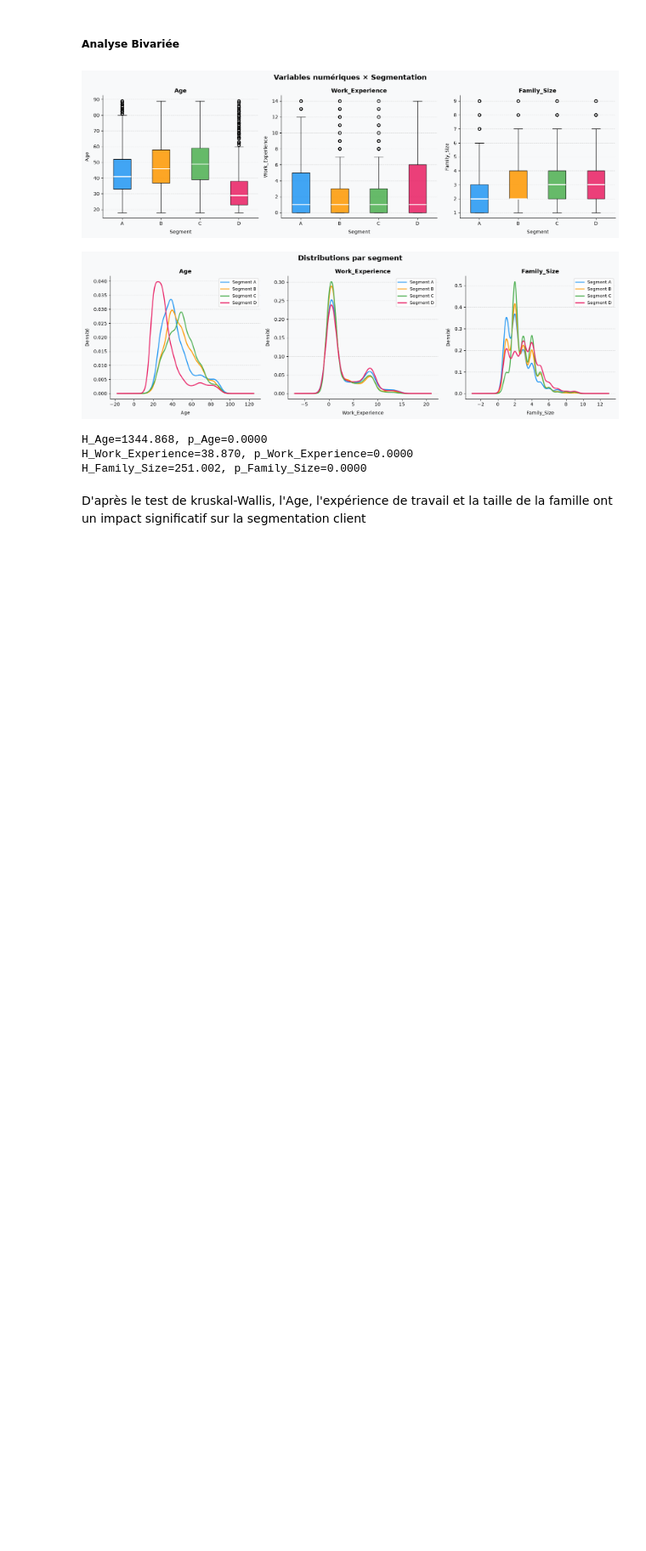
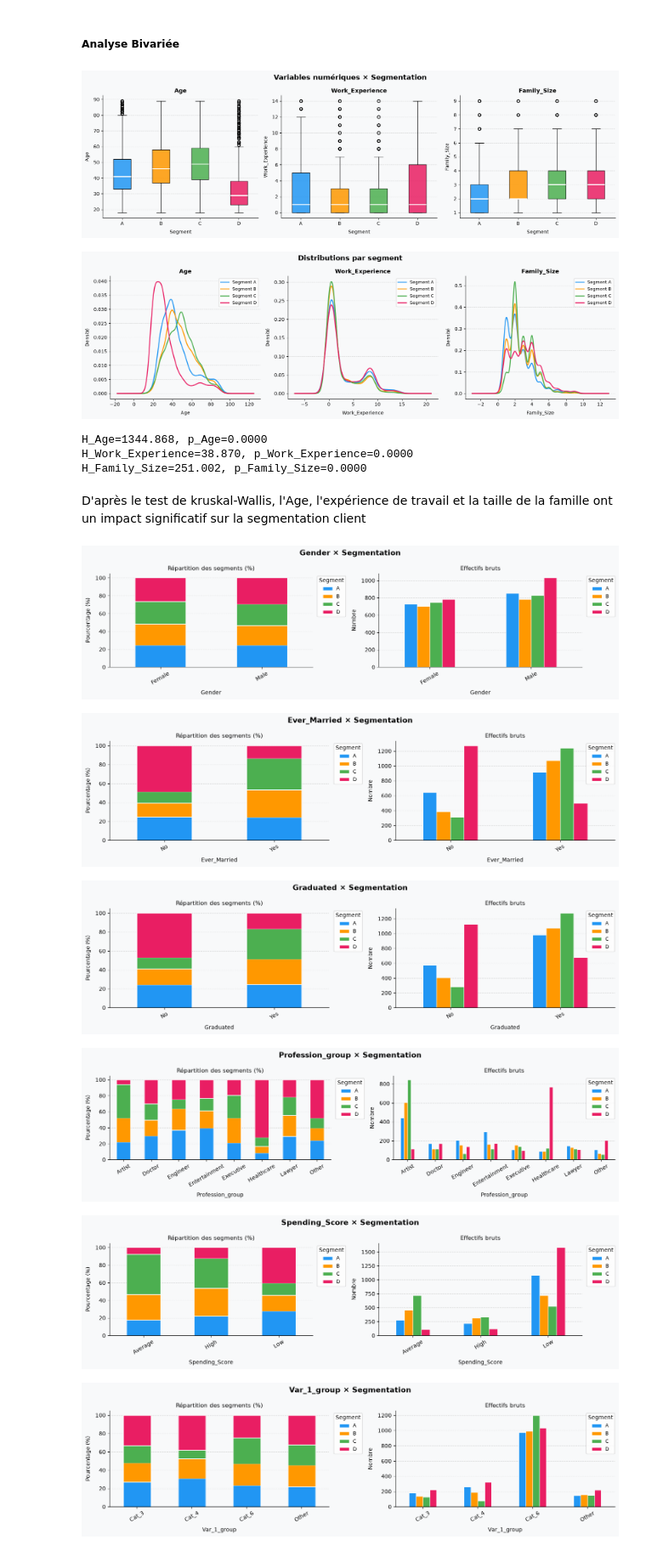
Before and after one commit to JOREL531/projet_JAKALA, a Jupyter notebook: code/exploration.ipynb, the cells around one changed output. Shown at 85% size. Saved outputs shown, nothing was run; the diff lists cells and outputs as text; code cells hidden in the pictures; blank space fills up the shorter version.

```diff
--- a/code/exploration.ipynb
+++ b/code/exploration.ipynb
@@ -437,6 +436,18 @@ plt.tight_layout()
 plt.show()
 # %% [output]
 [figure]
+# %%
+# Flag : 0 ou 1 an d'expérience
+X_train['is_inexperienced'] = X_train['Work_Experience'].apply(
+    lambda x: 1 if pd.notna(x) and x <= 1 else (np.nan if pd.isna(x) else 0)
+)
+X_test['is_inexperienced'] = X_test['Work_Experience'].apply(
+    lambda x: 1 if pd.notna(x) and x <= 1 else (np.nan if pd.isna(x) else 0)
+)
+
+df_train['is_inexperienced'] = df_train['Work_Experience'].apply(
+    lambda x: 1 if pd.notna(x) and x <= 1 else (np.nan if pd.isna(x) else 0)
+)
 # %%
 fig, axes = plt.subplots(1, len(num_vars), figsize=(16, 5))
 fig.suptitle('Distributions par segment', fontsize=15, fontweight='bold')
@@ -474,3 +485,50 @@ H_Work_Experience=38.870, p_Work_Experience=0.0000
 H_Family_Size=251.002, p_Family_Size=0.0000
 # %% [markdown]
 D'après le test de kruskal-Wallis, l'Age, l'expérience de travail et la taille de la famille ont un impact significatif sur la segmentation client
+# %%
+# cat_vars_group = ['Profession', 'Profession_group', 'Var_1', 'Var_1_group']
+new_cat_vars = ['Gender', 'Ever_Married', 'Graduated', 'Profession_group', 'Spending_Score', 'Var_1_group', 'is_inexperienced']
+# %%
+for col in new_cat_vars:
+    ct = pd.crosstab(df_train[col], df_train[target], normalize='index') * 100
+
+    fig, axes = plt.subplots(1, 2, figsize=(14, 4))
+    fig.suptitle(f'{col} × Segmentation', fontsize=14, fontweight='bold')
+    fig.patch.set_facecolor('#F8F9FA')
+
+    # Barres empilées normalisées
+    ct.plot(kind='bar', stacked=True, ax=axes[0],
+            color=colors, edgecolor='white', linewidth=0.8)
+    axes[0].set_title('Répartition des segments (%)', fontsize=11)
+    axes[0].set_xlabel(col, labelpad=8)
+    axes[0].set_ylabel('Pourcentage (%)', labelpad=8)
+    axes[0].set_facecolor('#F8F9FA')
+    axes[0].legend(title='Segment', bbox_to_anchor=(1.01, 1), fontsize=9)
+    axes[0].tick_params(axis='x', rotation=30)
+    axes[0].yaxis.grid(True, linestyle='--', alpha=0.6, color='#CCCCCC')
+    axes[0].set_axisbelow(True)
+    axes[0].spines[['top', 'right']].set_visible(False)
+
+    # Effectifs bruts
+    ct_raw = pd.crosstab(df_train[col], df_train[target])
+    ct_raw.plot(kind='bar', ax=axes[1],
+                color=colors, edgecolor='white', linewidth=0.8)
+    axes[1].set_title('Effectifs bruts', fontsize=11)
+    axes[1].set_xlabel(col, labelpad=8)
+    axes[1].set_ylabel('Nombre', labelpad=8)
+    axes[1].set_facecolor('#F8F9FA')
+    axes[1].legend(title='Segment', bbox_to_anchor=(1.01, 1), fontsize=9)
+    axes[1].tick_params(axis='x', rotation=30)
+    axes[1].yaxis.grid(True, linestyle='--', alpha=0.6, color='#CCCCCC')
+    axes[1].set_axisbelow(True)
+    axes[1].spines[['top', 'right']].set_visible(False)
+
+    plt.tight_layout()
+    plt.show()
+# %% [output]
+[figure, added]
+[figure, added]
+[figure, added]
+[figure, added]
+[figure, added]
+[figure, added]
```
Also changed, not shown: parts of 11 cells of this notebook.
